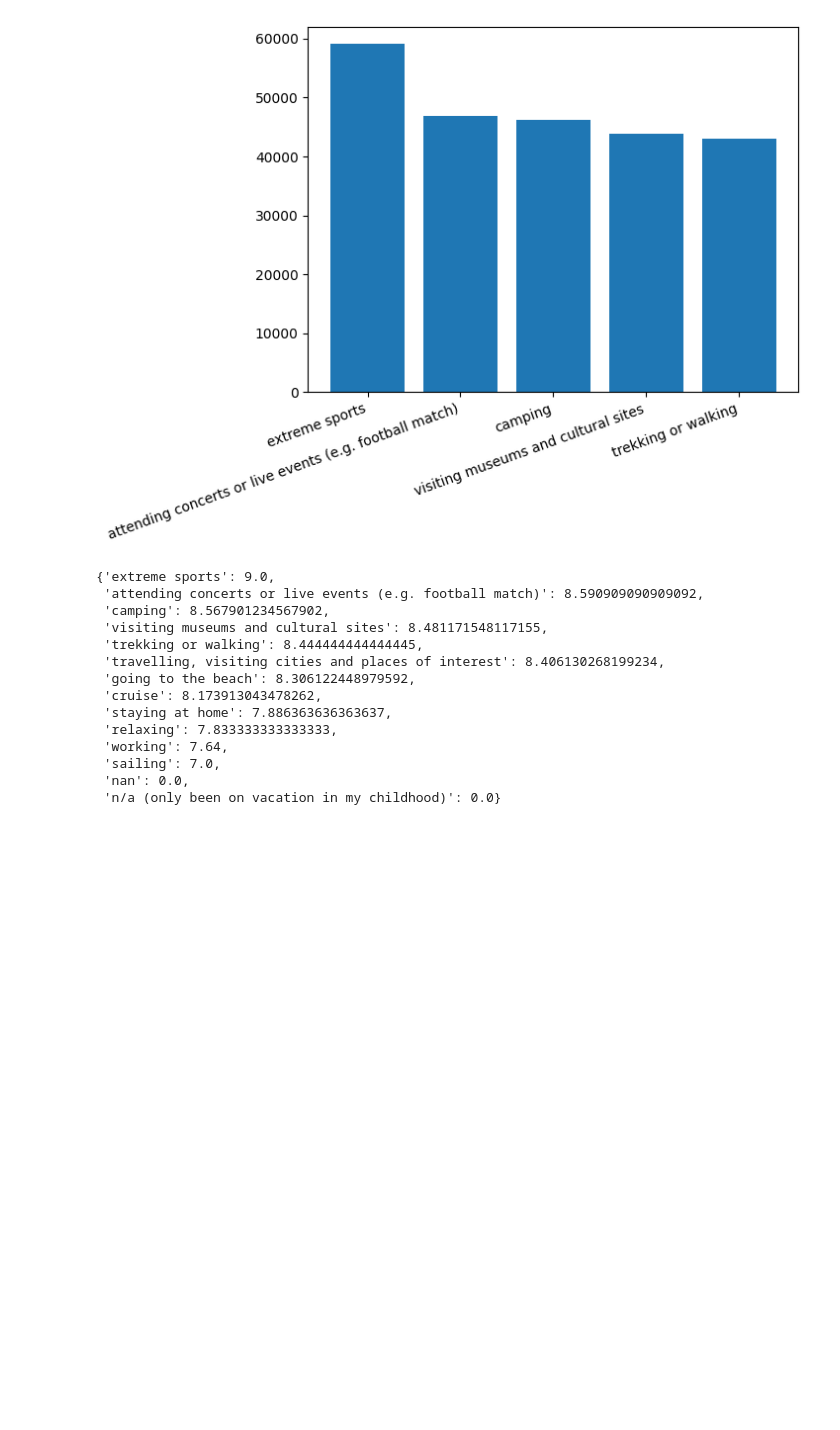
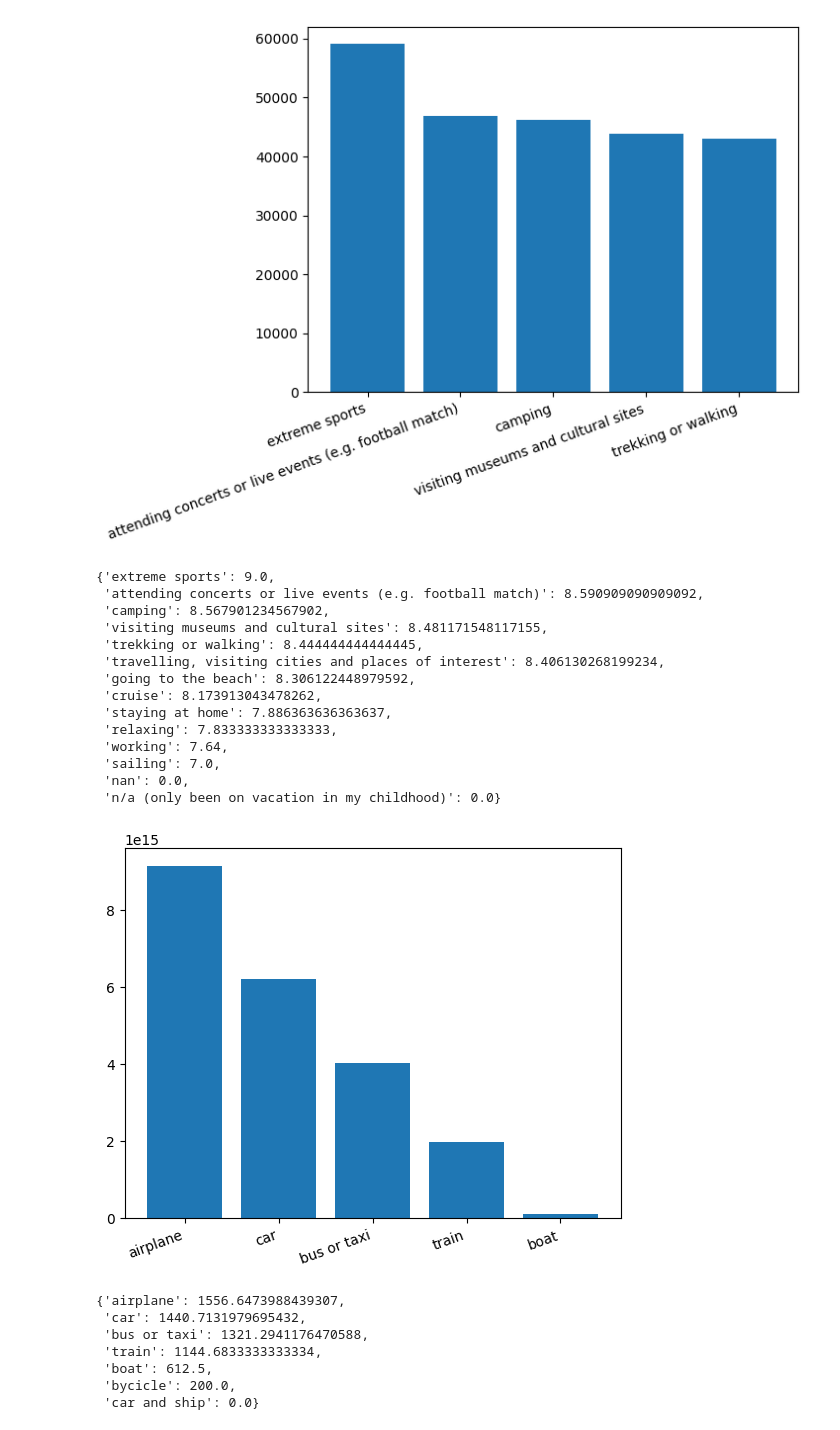
Before and after one commit to nic-obert/vacation-analysis, a Jupyter notebook: analyze.ipynb, the cells around one changed output. Drawn from its saved outputs; the diff is of its cells as text; code cells hidden in the pictures; blank space fills up the shorter version.

```diff
--- a/analyze.ipynb
+++ b/analyze.ipynb
@@ -788,3 +788,53 @@ dict(zip(unique_activities, enjoyment))
  'sailing': 7.0,
  'nan': 0.0,
  'n/a (only been on vacation in my childhood)': 0.0}
+# %%
+# Calculate average cost for transport
+
+# Split the transports into a list
+transports = df['transport'].apply(lambda x: x.split(';'))
+
+# Get all the unique transports
+unique_transports = set()
+for transport in transports:
+    unique_transports.update(transport)
+unique_transports = list(unique_transports)
+
+cost = [0] * len(unique_transports)
+
+for i, transport_type in enumerate(unique_transports):
+    # Count the number of times each transport type is mentioned
+    transport_count = transports.apply(lambda x: x.count(transport_type))
+
+    # Get the cost if the transport type is mentioned
+    cost[i] = df[transport_count > 0]['cost'].mean()
+
+
+# Plot the average cost per transport type
+import matplotlib.pyplot as plt
+
+# Sort the activities by their cost
+cost, unique_transports = zip(*reversed(sorted(zip(cost, unique_transports))))
+
+# Keep only the top 5 activities
+cost_top_5 = cost[:5]
+unique_activities_top_5 = unique_transports[:5]
+
+# Emphasize the difference between the activity types
+cost_top_5 = [c ** 5 for c in cost_top_5]
+
+plt.bar(unique_activities_top_5, cost_top_5)
+plt.setp(plt.gca().get_xticklabels(), rotation=20, horizontalalignment='right')
+plt.show()
+
+
+dict(zip(unique_transports, cost))
+# %% [output]
+[figure, added]
+{'airplane': 1556.6473988439307,
+ 'car': 1440.7131979695432,
+ 'bus or taxi': 1321.2941176470588,
+ 'train': 1144.6833333333334,
+ 'boat': 612.5,
+ 'bycicle': 200.0,
+ 'car and ship': 0.0}
```
Also changed, not shown: parts of 5 cells of this notebook.
